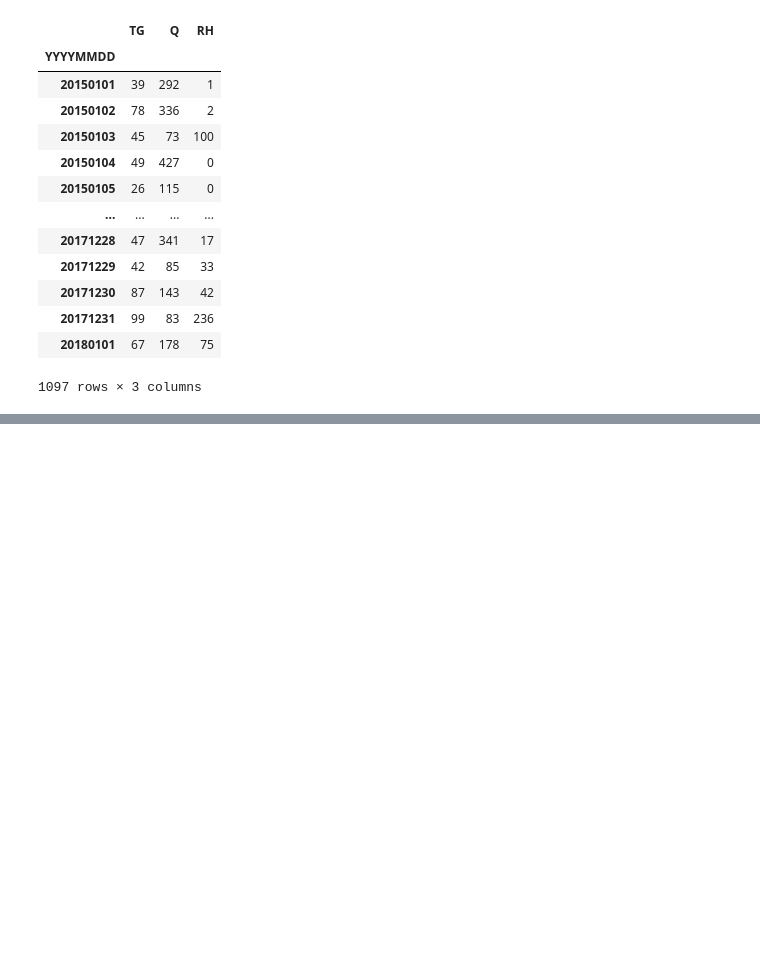
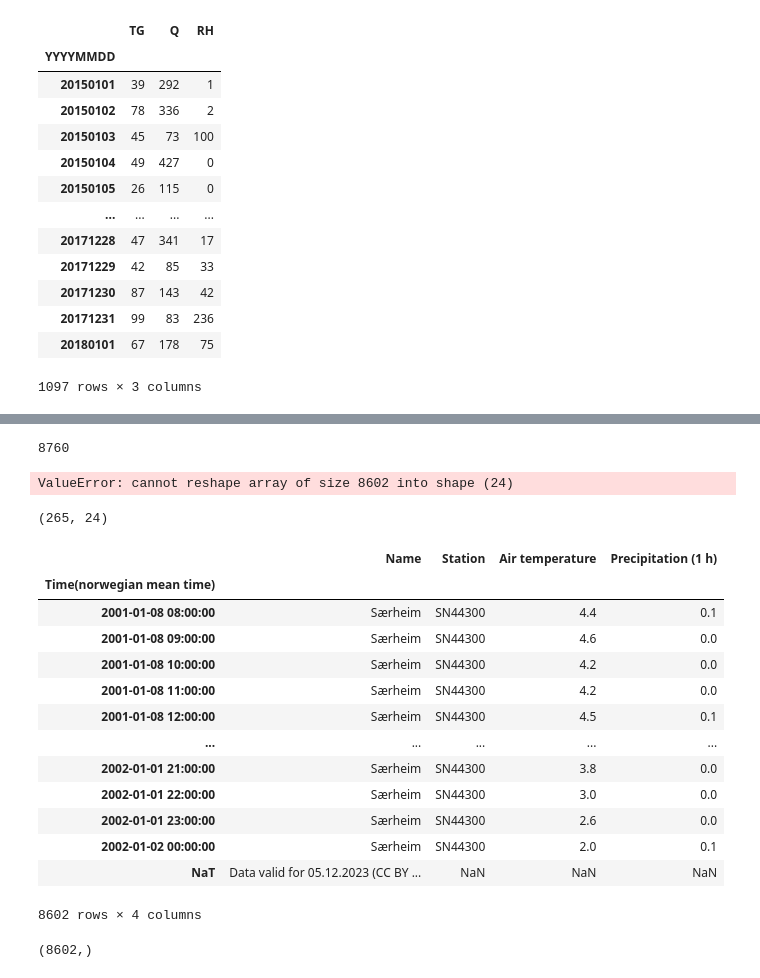
Before and after one commit to XHao1997/WUR_MOBS, a Jupyter notebook: grass and water models/data/Untitled.ipynb, the cells around one changed output, grey strips where cells are left out. Cells and saved outputs as stored; diff of their text form; code cells hidden in the pictures; blank space fills up the shorter version.

```diff
--- a/grass and water models/data/Untitled.ipynb
+++ b/grass and water models/data/Untitled.ipynb
@@ -58,3 +58,5 @@ data_weather
 | 20171231 | 99 | 83 | 236 |
 | 20180101 | 67 | 178 | 75 |
 1097 rows × 3 columns
+# %%
+df = pd.read_csv("searheim hourly temp and precipitation 2001-2002.csv",delimiter=';')
@@ -60,0 +77,12 @@ data_weather
+# %%
+24*365
+# %% [output]
+8760
+# %%
+T= T.values.reshape(-1,24)
+# %% [output]
+ValueError: cannot reshape array of size 8602 into shape (24)
+# %%
+T.shape
+# %% [output]
+(265, 24)
@@ -60,0 +93,21 @@ data_weather
+# %%
+df
+# %% [output]
+|  | Name | Station | Air temperature | Precipitation (1 h) |
+| Time(norwegian mean time) |  |  |  |  |
+| 2001-01-08 08:00:00 | Særheim | SN44300 | 4.4 | 0.1 |
+| 2001-01-08 09:00:00 | Særheim | SN44300 | 4.6 | 0.0 |
+| 2001-01-08 10:00:00 | Særheim | SN44300 | 4.2 | 0.0 |
+| 2001-01-08 11:00:00 | Særheim | SN44300 | 4.2 | 0.0 |
+| 2001-01-08 12:00:00 | Særheim | SN44300 | 4.5 | 0.1 |
+| ... | ... | ... | ... | ... |
+| 2002-01-01 21:00:00 | Særheim | SN44300 | 3.8 | 0.0 |
+| 2002-01-01 22:00:00 | Særheim | SN44300 | 3.0 | 0.0 |
+| 2002-01-01 23:00:00 | Særheim | SN44300 | 2.6 | 0.0 |
+| 2002-01-02 00:00:00 | Særheim | SN44300 | 2.0 | 0.1 |
+| NaT | Data valid for 05.12.2023 (CC BY ... | NaN | NaN | NaN |
+8602 rows × 4 columns
+# %%
+df['Air temperature'].shape
+# %% [output]
+(8602,)
```
Also changed, not shown: parts of 30 cells of this notebook, 18 other files.
